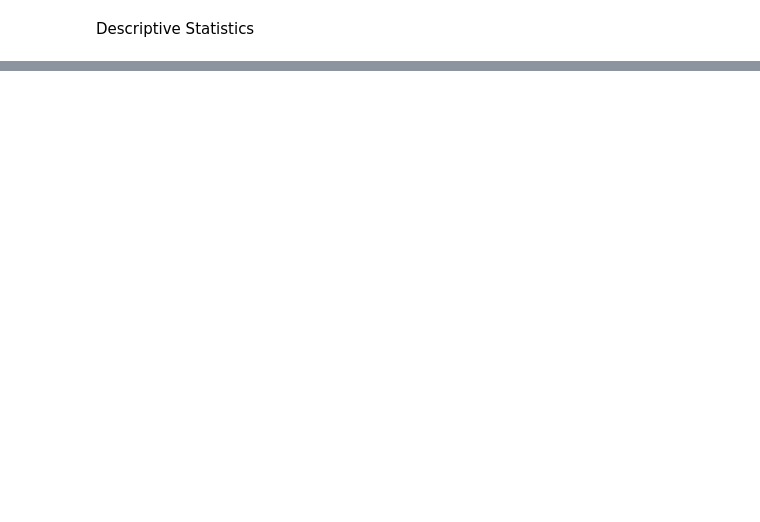
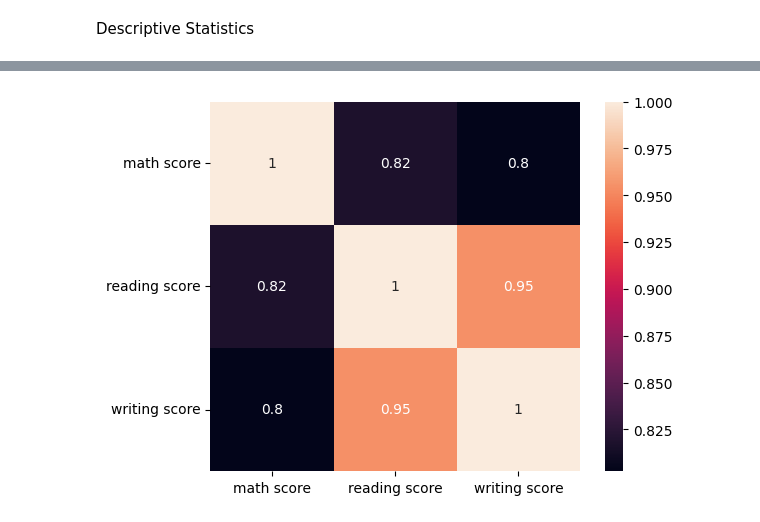
Before and after one commit to wizard-devops/eda-practice, a Jupyter notebook: eda-students.ipynb, the cells around one changed output, grey strips where cells are left out. Drawn from its saved outputs; the diff is of its cells as text; code cells hidden in the pictures; blank space fills up the shorter version.

```diff
--- a/eda-students.ipynb
+++ b/eda-students.ipynb
@@ -30,0 +82,9 @@ df.describe()
+# %%
+# Correlation between three scores
+numeric_df = df[['math score', 'reading score', 'writing score']]
+corr = numeric_df.corr()
+sns.heatmap(corr, annot=True, square=True)
+plt.yticks(rotation = 0)
+plt.show()
+# %% [output]
+[figure, added]
```
Also changed, not shown: parts of 11 cells of this notebook.
